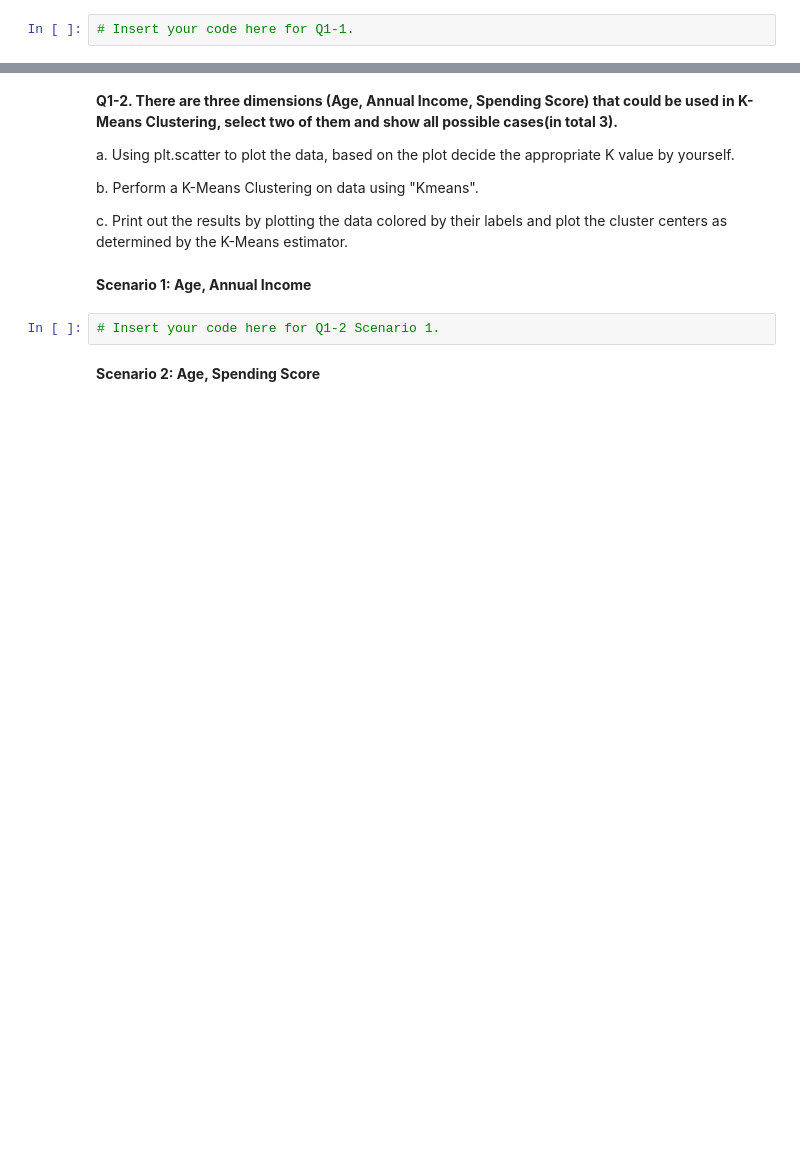
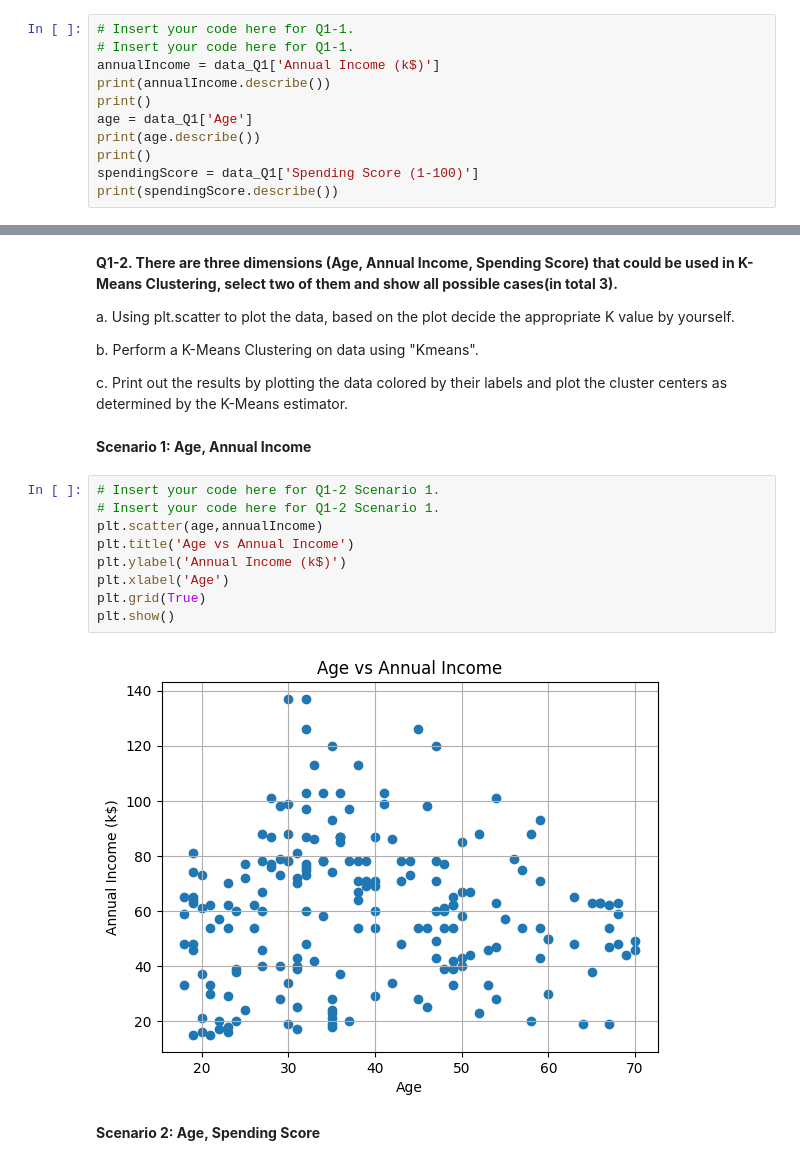
Before and after one commit to msavino16/ISE-490---Machine-Learning, a Jupyter notebook: Homework 3/Homework_3_2024.ipynb, the cells around one changed output, grey strips where cells are left out. Saved outputs shown, nothing was run; the diff lists cells and outputs as text; blank space fills up the shorter version.

```diff
--- a/Homework 3/Homework_3_2024.ipynb
+++ b/Homework 3/Homework_3_2024.ipynb
@@ -43,2 +47,11 @@ c. What is the range of Spending Score?
 # %%
 # Insert your code here for Q1-1.
+# Insert your code here for Q1-1.
+annualIncome = data_Q1['Annual Income (k$)']
+print(annualIncome.describe())
+print()
+age = data_Q1['Age']
+print(age.describe())
+print()
+spendingScore = data_Q1['Spending Score (1-100)']
+print(spendingScore.describe())
@@ -54,6 +85,15 @@ c. Print out the results by plotting the data colored by their labels and plot t
 **Scenario 1: Age, Annual Income**
 # %%
 # Insert your code here for Q1-2 Scenario 1.
+# Insert your code here for Q1-2 Scenario 1.
+plt.scatter(age,annualIncome)
+plt.title('Age vs Annual Income')
+plt.ylabel('Annual Income (k$)')
+plt.xlabel('Age')
+plt.grid(True)
+plt.show()
+# %% [output]
+[figure, added]
 # %% [markdown]
 **Scenario 2: Age, Spending Score**
 # %%
```
Also changed, not shown: parts of 5 cells of this notebook, 2 other files.
